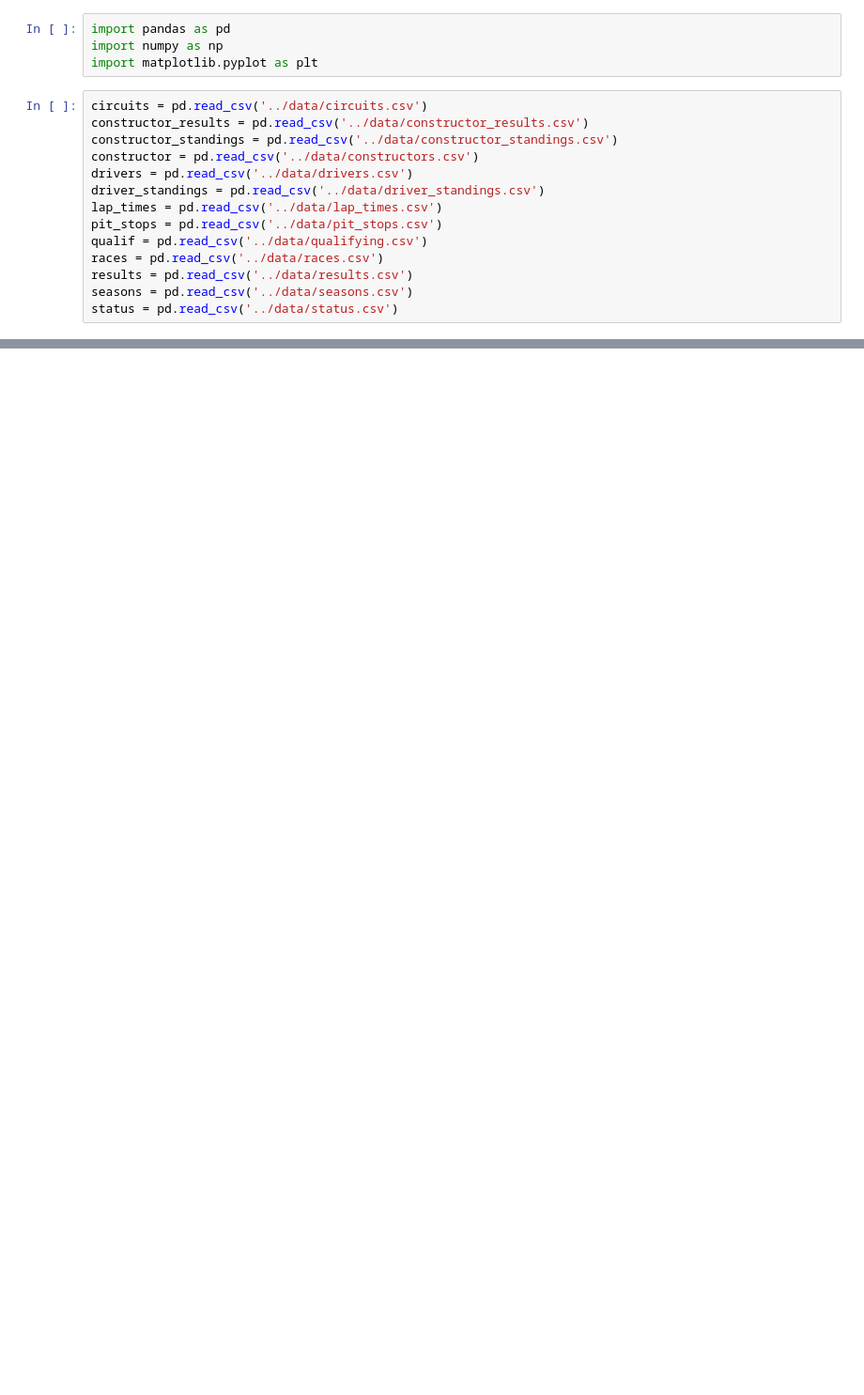
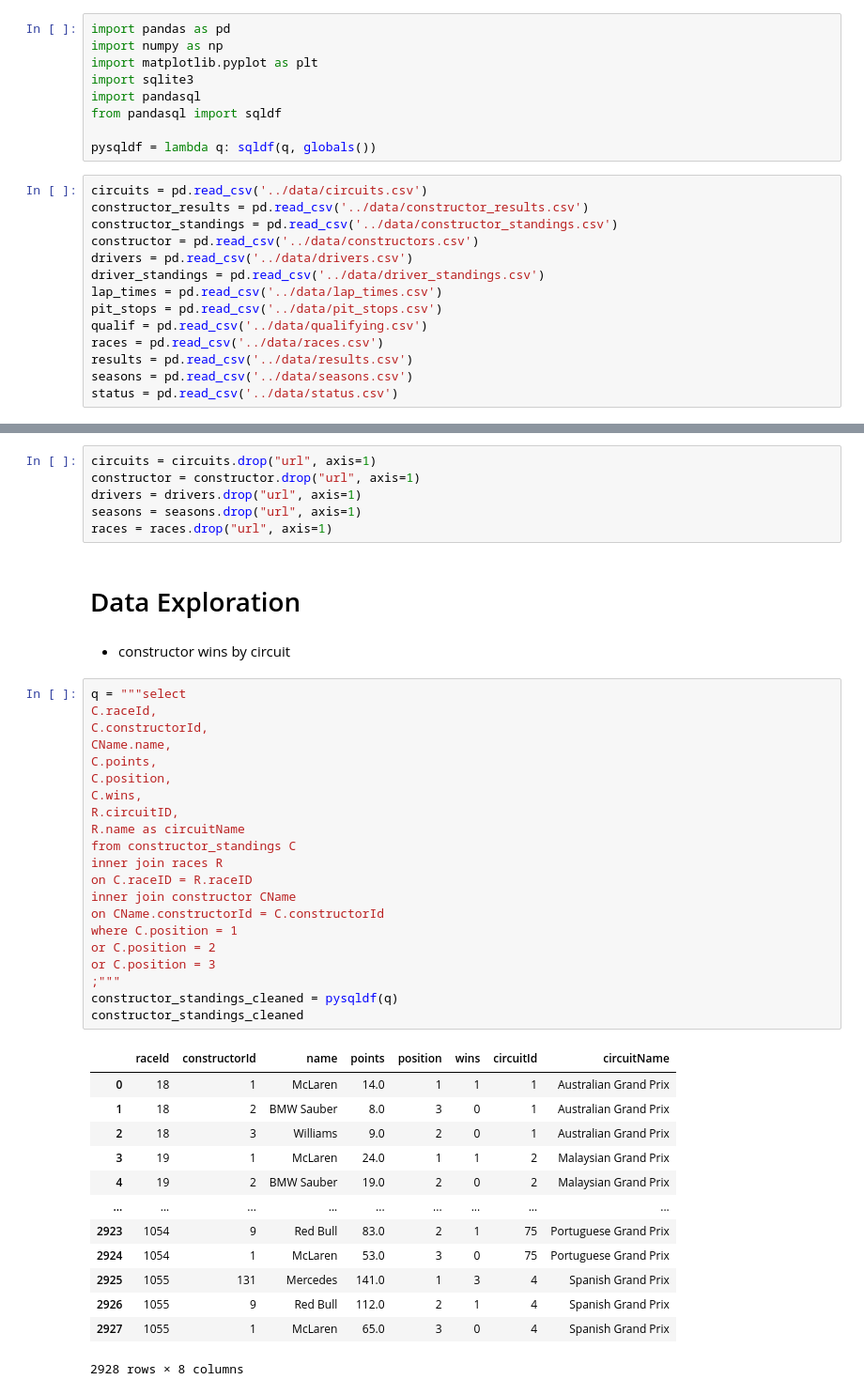
Before and after one commit to Harsh-2420/kaggle, a Jupyter notebook: F1/code/data_analysis.ipynb, the cells around one changed output, grey strips where cells are left out. Shown at 94% size. Cells and saved outputs as stored; diff of their text form; blank space fills up the shorter version.

```diff
--- a/F1/code/data_analysis.ipynb
+++ b/F1/code/data_analysis.ipynb
@@ -2,6 +2,11 @@
 import pandas as pd
 import numpy as np
 import matplotlib.pyplot as plt
+import sqlite3
+import pandasql
+from pandasql import sqldf
+
+pysqldf = lambda q: sqldf(q, globals())
 # %%
 circuits = pd.read_csv('../data/circuits.csv')
 constructor_results = pd.read_csv('../data/constructor_results.csv')
@@ -21,0 +28,45 @@ NameError: name 'circuit' is not defined
+# %%
+circuits = circuits.drop("url", axis=1)
+constructor = constructor.drop("url", axis=1)
+drivers = drivers.drop("url", axis=1)
+seasons = seasons.drop("url", axis=1)
+races = races.drop("url", axis=1)
+# %% [markdown]
+# Data Exploration
+# %% [markdown]
+- constructor wins by circuit
+# %%
+q = """select
+C.raceId,
+C.constructorId,
+CName.name,
+C.points,
+C.position,
+C.wins,
+R.circuitID,
+R.name as circuitName
+from constructor_standings C
+inner join races R
+on C.raceID = R.raceID
+inner join constructor CName
+on CName.constructorId = C.constructorId
+where C.position = 1
+or C.position = 2
+or C.position = 3
+;"""
+constructor_standings_cleaned = pysqldf(q)
+constructor_standings_cleaned
+# %% [output]
+|  | raceId | constructorId | name | points | position | wins | circuitId | circuitName |
+| 0 | 18 | 1 | McLaren | 14.0 | 1 | 1 | 1 | Australian Grand Prix |
+| 1 | 18 | 2 | BMW Sauber | 8.0 | 3 | 0 | 1 | Australian Grand Prix |
+| 2 | 18 | 3 | Williams | 9.0 | 2 | 0 | 1 | Australian Grand Prix |
+| 3 | 19 | 1 | McLaren | 24.0 | 1 | 1 | 2 | Malaysian Grand Prix |
+| 4 | 19 | 2 | BMW Sauber | 19.0 | 2 | 0 | 2 | Malaysian Grand Prix |
+| ... | ... | ... | ... | ... | ... | ... | ... | ... |
+| 2923 | 1054 | 9 | Red Bull | 83.0 | 2 | 1 | 75 | Portuguese Grand Prix |
+| 2924 | 1054 | 1 | McLaren | 53.0 | 3 | 0 | 75 | Portuguese Grand Prix |
+| 2925 | 1055 | 131 | Mercedes | 141.0 | 1 | 3 | 4 | Spanish Grand Prix |
+| 2926 | 1055 | 9 | Red Bull | 112.0 | 2 | 1 | 4 | Spanish Grand Prix |
+| 2927 | 1055 | 1 | McLaren | 65.0 | 3 | 0 | 4 | Spanish Grand Prix |
+2928 rows × 8 columns
```
Also changed, not shown: parts of 5 cells of this notebook, 1 other file.
